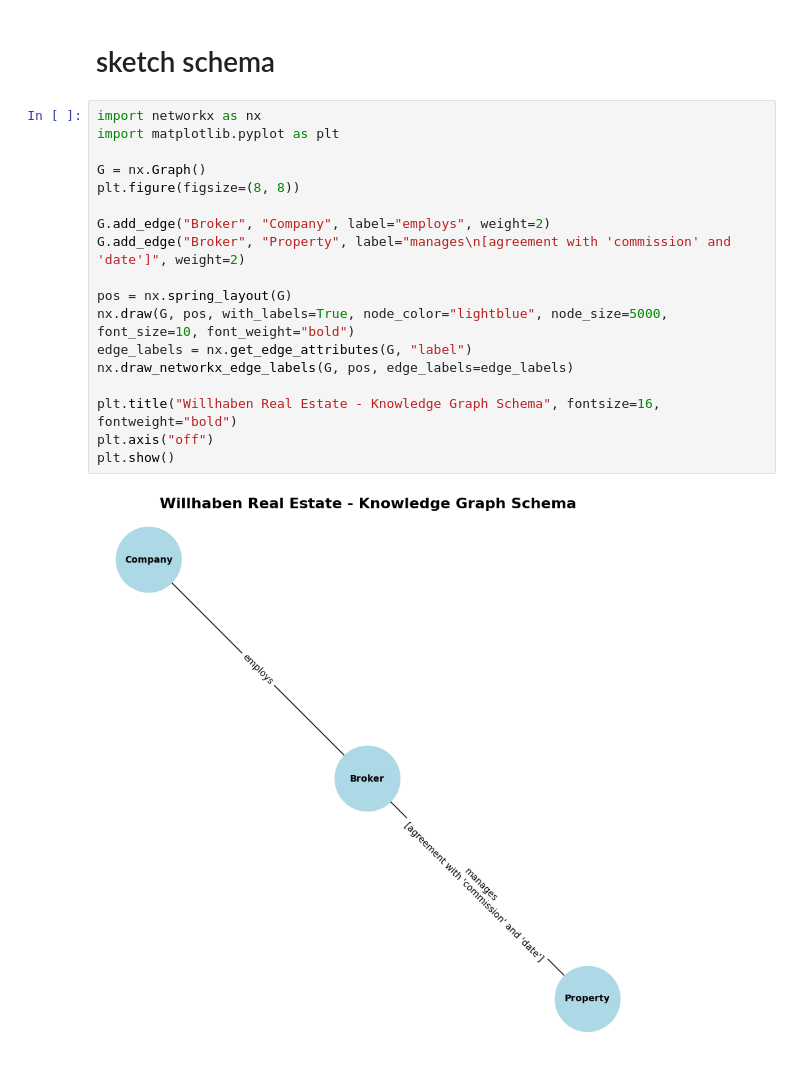
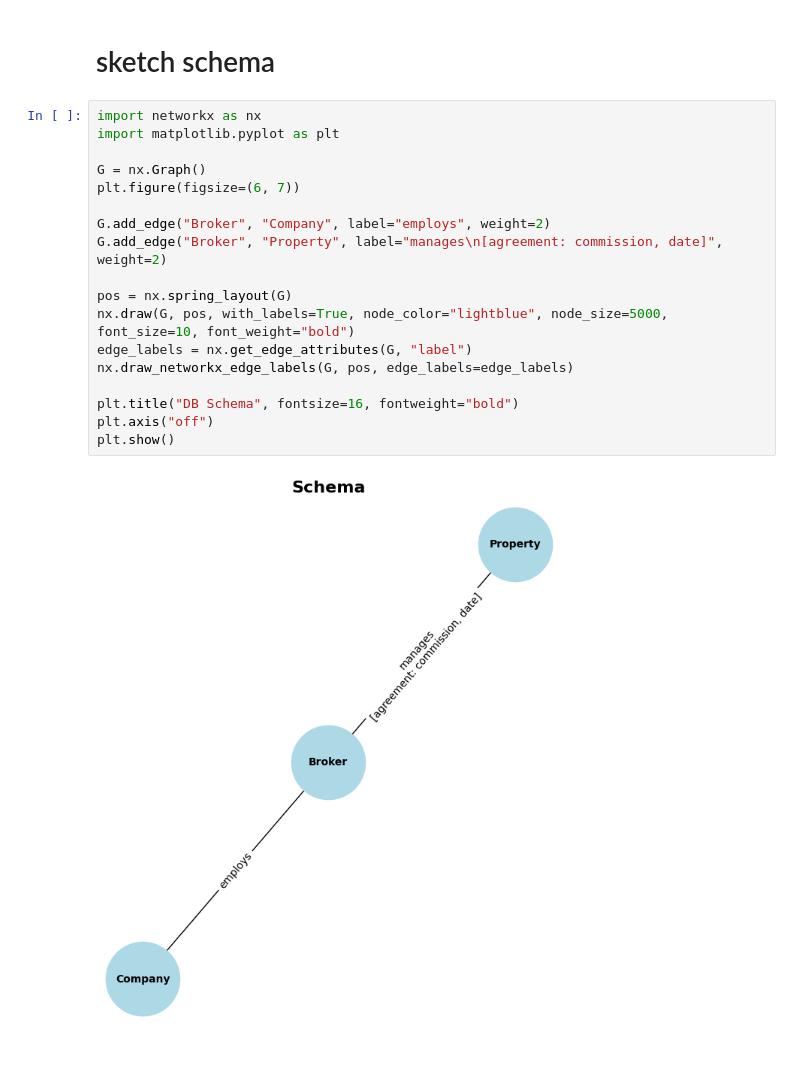
Before and after one commit to sueszli/will-wohnen, a Jupyter notebook: src/3-schema_design.ipynb, the cells around one changed output. Cells and saved outputs as stored; diff of their text form.

```diff
--- a/src/3-schema_design.ipynb
+++ b/src/3-schema_design.ipynb
@@ -47,20 +47,20 @@ print(json.dumps(elem, indent=4, sort_keys=True, ensure_ascii=False))
 # %%
 import networkx as nx
 import matplotlib.pyplot as plt
 
 G = nx.Graph()
-plt.figure(figsize=(8, 8))
+plt.figure(figsize=(6, 7))
 
 G.add_edge("Broker", "Company", label="employs", weight=2)
-G.add_edge("Broker", "Property", label="manages\n[agreement with 'commission' and 'date']", weight=2)
+G.add_edge("Broker", "Property", label="manages\n[agreement: commission, date]", weight=2)
 
 pos = nx.spring_layout(G)
 nx.draw(G, pos, with_labels=True, node_color="lightblue", node_size=5000, font_size=10, font_weight="bold")
 edge_labels = nx.get_edge_attributes(G, "label")
 nx.draw_networkx_edge_labels(G, pos, edge_labels=edge_labels)
 
-plt.title("Willhaben Real Estate - Knowledge Graph Schema", fontsize=16, fontweight="bold")
+plt.title("DB Schema", fontsize=16, fontweight="bold")
 plt.axis("off")
 plt.show()
 # %% [output]
-[figure, old version]
+[figure, new version]
```
Also changed, not shown: 5 other files.
